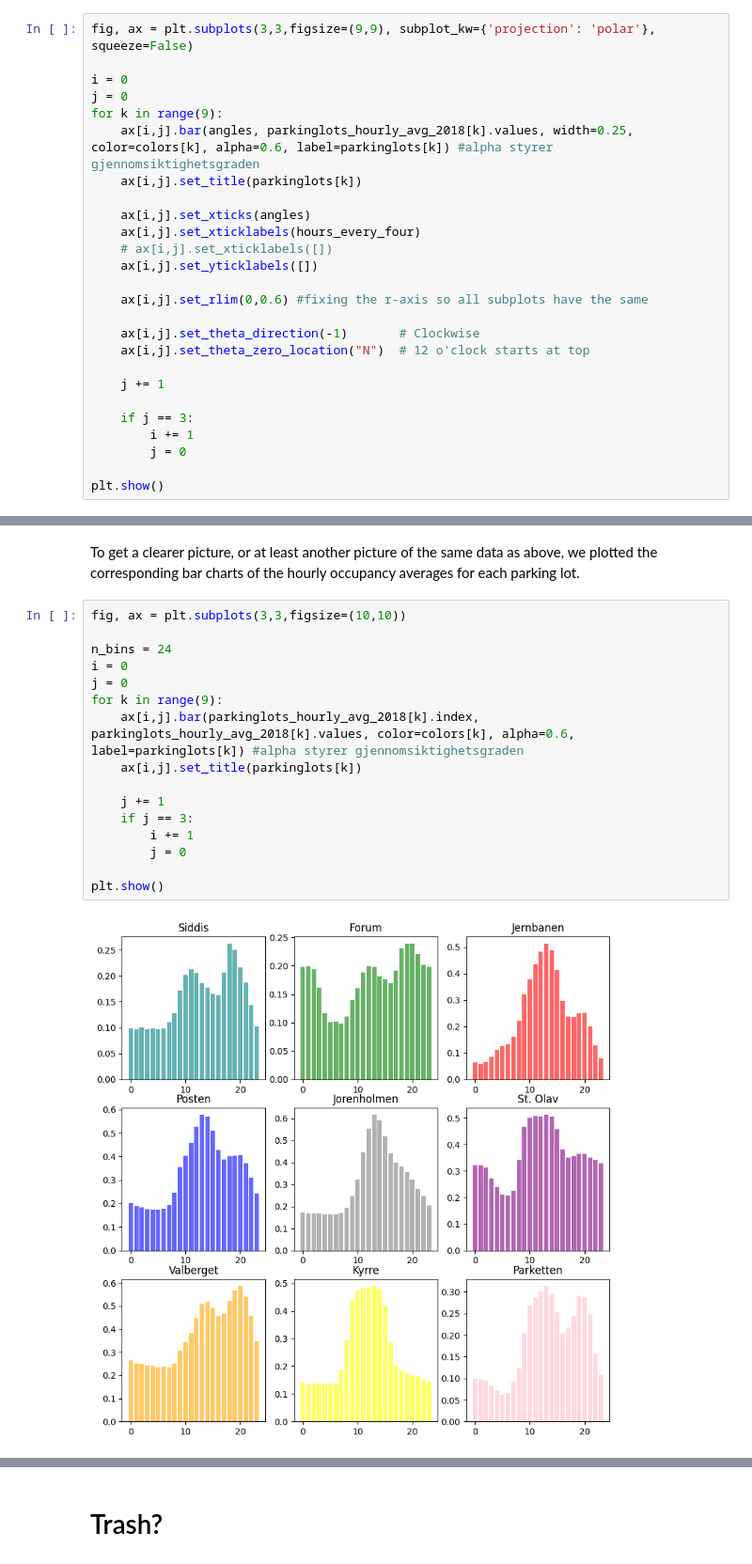
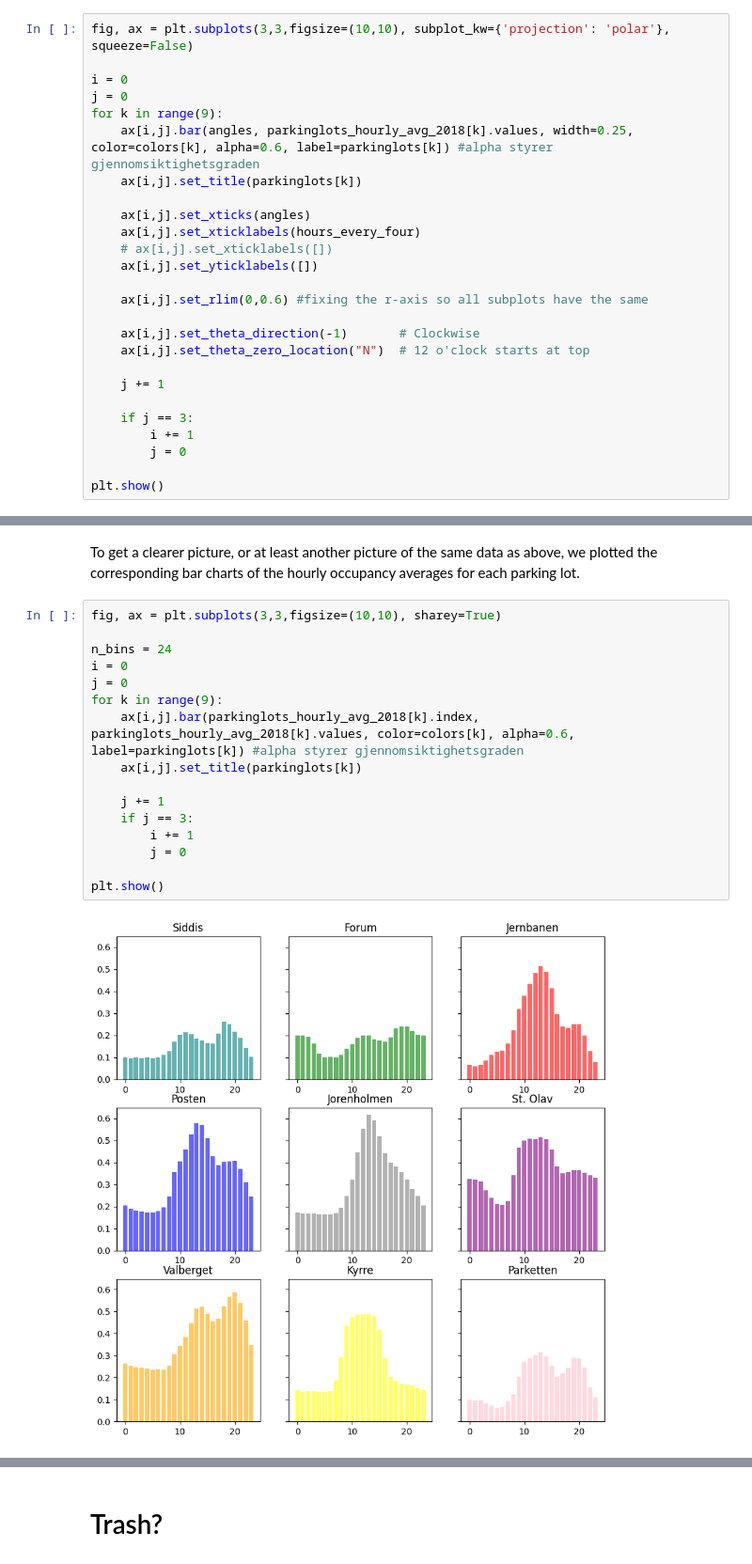
Before and after one commit to lenelise/stavanger_parkinglots, a Jupyter notebook: parking.ipynb, the cells around one changed output, grey strips where cells are left out. Shown at 94% size. Drawn from its saved outputs; the diff is of its cells as text.

```diff
--- a/parking.ipynb
+++ b/parking.ipynb
@@ -214,7 +214,7 @@ Observe that
 - Kyrre has only a small part of the day with a significatn number of cars, which seems to be between 9 AM and 15 PM
 - The parking lots that seems to be most used, at least in terms of precentage used, is St.Olav, Posten and Valberget
 # %%
-fig, ax = plt.subplots(3,3,figsize=(9,9), subplot_kw={'projection': 'polar'}, squeeze=False)
+fig, ax = plt.subplots(3,3,figsize=(10,10), subplot_kw={'projection': 'polar'}, squeeze=False)
 
 i = 0
 j = 0
@@ -244,20 +244,20 @@ plt.show()
 # %% [markdown]
 To get a clearer picture, or at least another picture of the same data as above, we plotted the corresponding bar charts of the hourly occupancy averages for each parking lot.
 # %%
-fig, ax = plt.subplots(3,3,figsize=(10,10))
+fig, ax = plt.subplots(3,3,figsize=(10,10), sharey=True)
 
 n_bins = 24
 i = 0
 j = 0
 for k in range(9):
     ax[i,j].bar(parkinglots_hourly_avg_2018[k].index, parkinglots_hourly_avg_2018[k].values, color=colors[k], alpha=0.6, label=parkinglots[k]) #alpha styrer gjennomsiktighetsgraden
     ax[i,j].set_title(parkinglots[k])
 
     j += 1
     if j == 3:
         i += 1
         j = 0
 
 plt.show()
 # %% [output]
-[figure, old version]
+[figure, new version]
```
Also changed, not shown: parts of 5 cells of this notebook, 1 other file.
